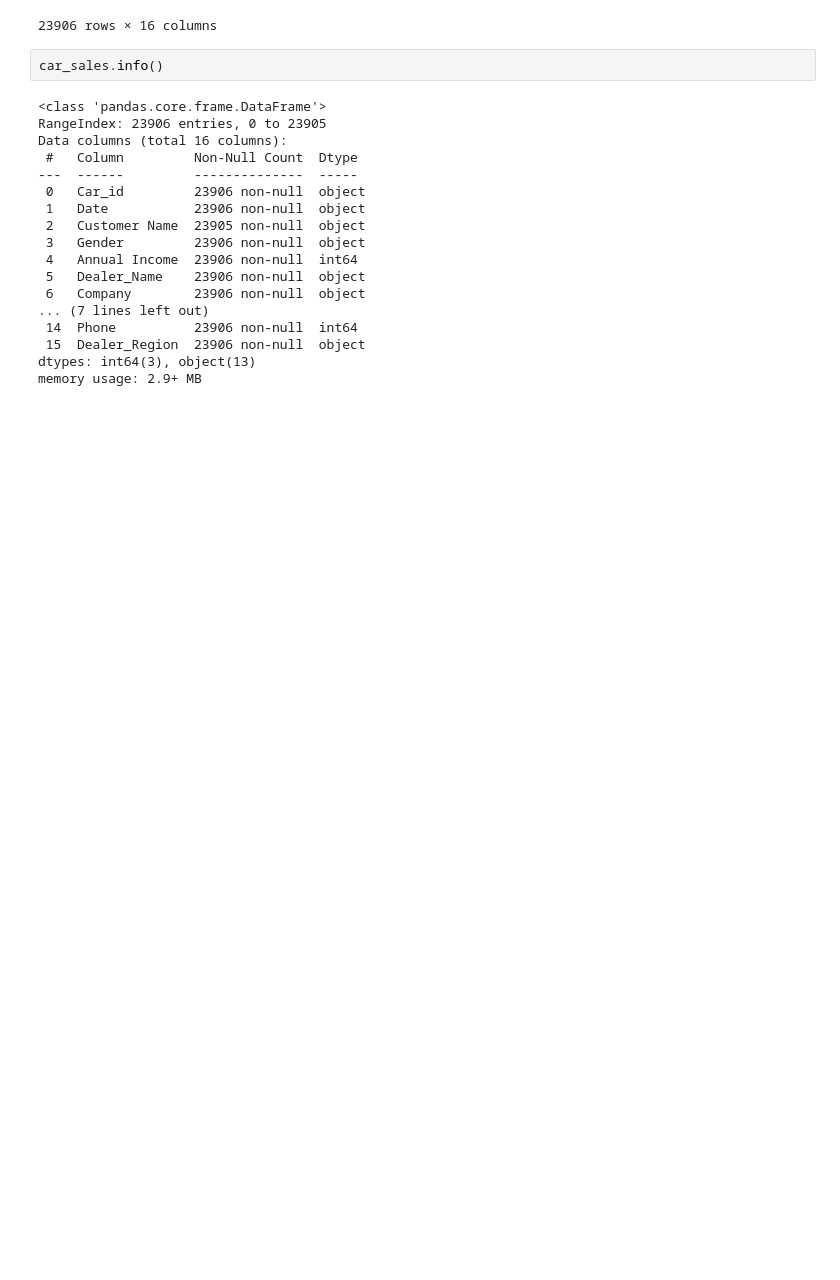
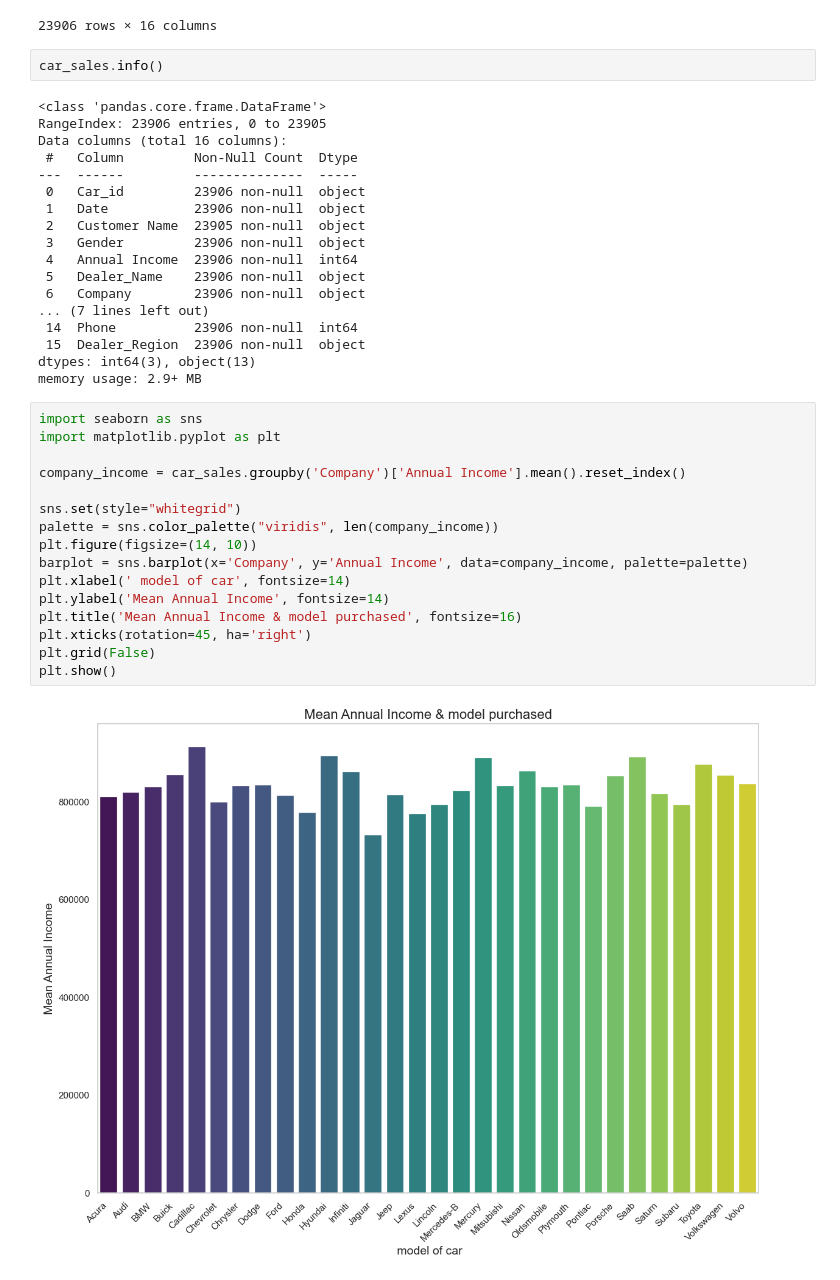
Before and after one commit to ikwabia/Car-Sales-, a Jupyter notebook: car_analysis.ipynb, the cells around one changed output. Drawn from its saved outputs; the diff is of its cells as text; blank space fills up the shorter version.

```diff
--- a/car_analysis.ipynb
+++ b/car_analysis.ipynb
@@ -40,3 +40,21 @@ Data columns (total 16 columns):
  15  Dealer_Region  23906 non-null  object
 dtypes: int64(3), object(13)
 memory usage: 2.9+ MB
+# %%
+import seaborn as sns
+import matplotlib.pyplot as plt
+
+company_income = car_sales.groupby('Company')['Annual Income'].mean().reset_index()
+
+sns.set(style="whitegrid")
+palette = sns.color_palette("viridis", len(company_income))
+plt.figure(figsize=(14, 10))
+barplot = sns.barplot(x='Company', y='Annual Income', data=company_income, palette=palette)
+plt.xlabel(' model of car', fontsize=14)
+plt.ylabel('Mean Annual Income', fontsize=14)
+plt.title('Mean Annual Income & model purchased', fontsize=16)
+plt.xticks(rotation=45, ha='right')
+plt.grid(False)
+plt.show()
+# %% [output]
+[figure, added]
```
Also changed, not shown: parts of 2 cells of this notebook.
